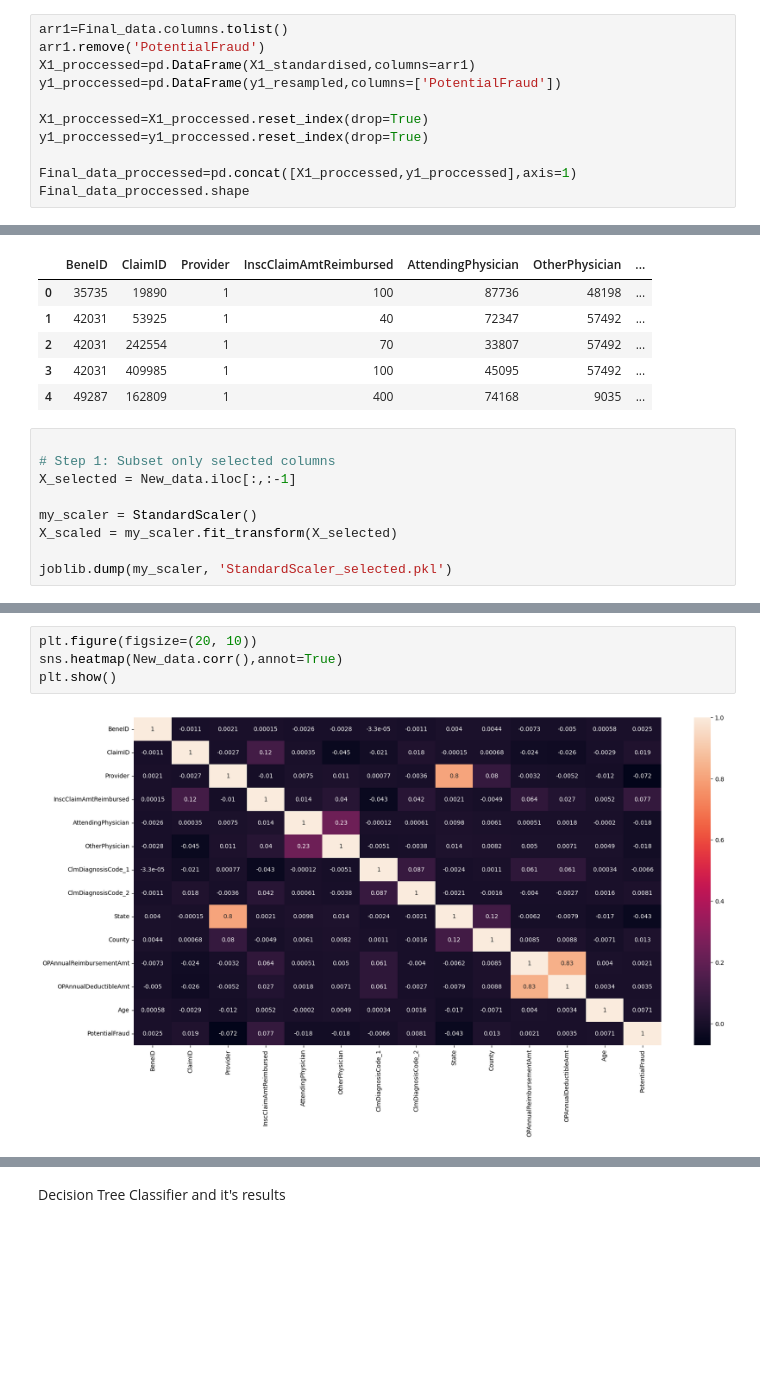
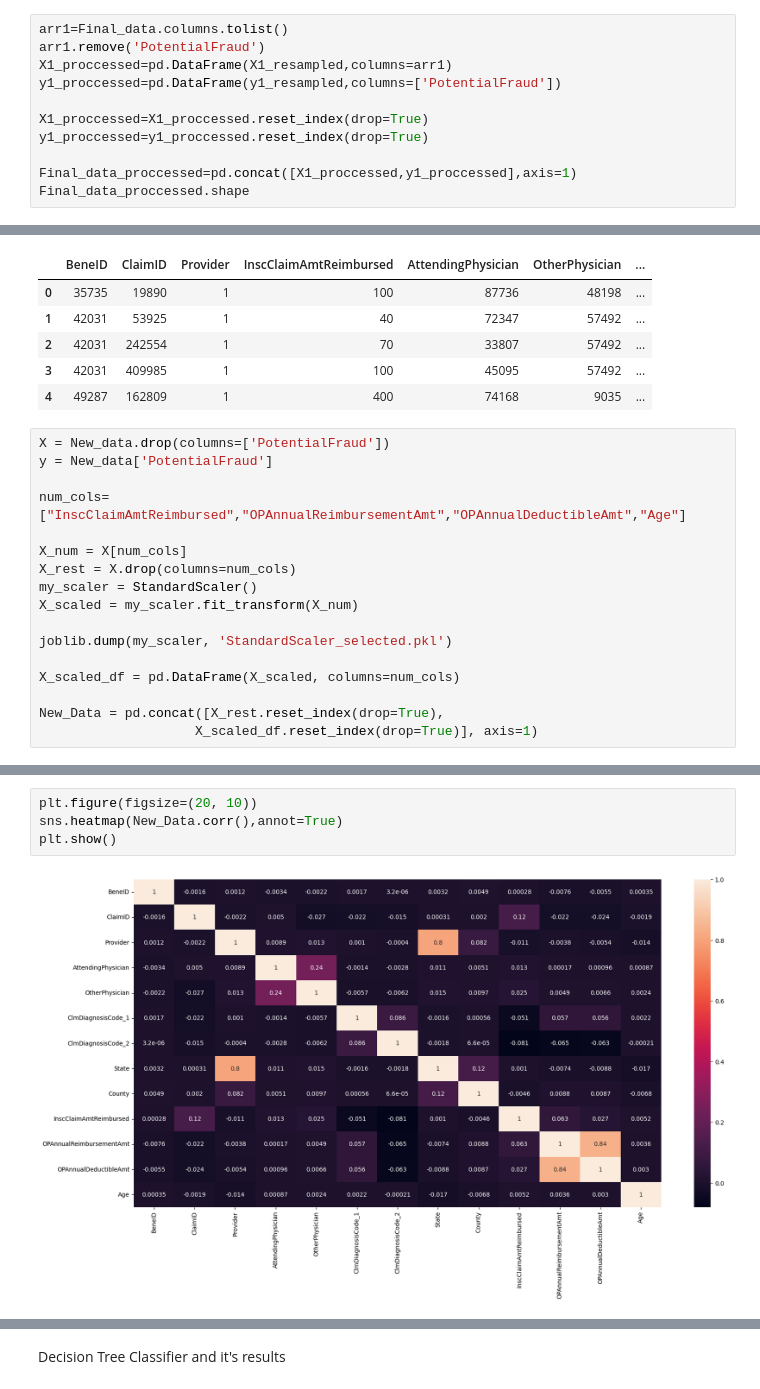
Before and after one commit to mahadevan17/Blockchain_based_claims_proccessing, a Jupyter notebook: machineLearning/Health_claim_ML.ipynb, the cells around one changed output, grey strips where cells are left out. Cells and saved outputs as stored; diff of their text form; blank space fills up the shorter version.

```diff
--- a/machineLearning/Health_claim_ML.ipynb
+++ b/machineLearning/Health_claim_ML.ipynb
@@ -552,7 +547,7 @@ print(y1_resampled.shape)
 # %%
 arr1=Final_data.columns.tolist()
 arr1.remove('PotentialFraud')
-X1_proccessed=pd.DataFrame(X1_standardised,columns=arr1)
+X1_proccessed=pd.DataFrame(X1_resampled,columns=arr1)
 y1_proccessed=pd.DataFrame(y1_resampled,columns=['PotentialFraud'])
 
 X1_proccessed=X1_proccessed.reset_index(drop=True)
@@ -695,11 +690,19 @@ Final_data_test.head()
 | 3 | 42031 | 409985 | 1 | 100 | 45095 | 57492 | ... |
 | 4 | 49287 | 162809 | 1 | 400 | 74168 | 9035 | ... |
 # %%
+X = New_data.drop(columns=['PotentialFraud'])
+y = New_data['PotentialFraud']
 
-# Step 1: Subset only selected columns
-X_selected = New_data.iloc[:,:-1]
+num_cols=["InscClaimAmtReimbursed","OPAnnualReimbursementAmt","OPAnnualDeductibleAmt","Age"]
 
+X_num = X[num_cols]
+X_rest = X.drop(columns=num_cols)
 my_scaler = StandardScaler()
-X_scaled = my_scaler.fit_transform(X_selected)
+X_scaled = my_scaler.fit_transform(X_num)
 
 joblib.dump(my_scaler, 'StandardScaler_selected.pkl')
+
+X_scaled_df = pd.DataFrame(X_scaled, columns=num_cols)
+
+New_Data = pd.concat([X_rest.reset_index(drop=True),
+                    X_scaled_df.reset_index(drop=True)], axis=1)
@@ -708,8 +727,8 @@ joblib.dump(my_scaler, 'StandardScaler_selected.pkl')
 # %%
 plt.figure(figsize=(20, 10))
-sns.heatmap(New_data.corr(),annot=True)
+sns.heatmap(New_Data.corr(),annot=True)
 plt.show()
 # %% [output]
-[figure, old version]
+[figure, new version]
 # %%
 #splisting the datset into train and test
```
Also changed, not shown: parts of 19 cells of this notebook, 2 other files.
